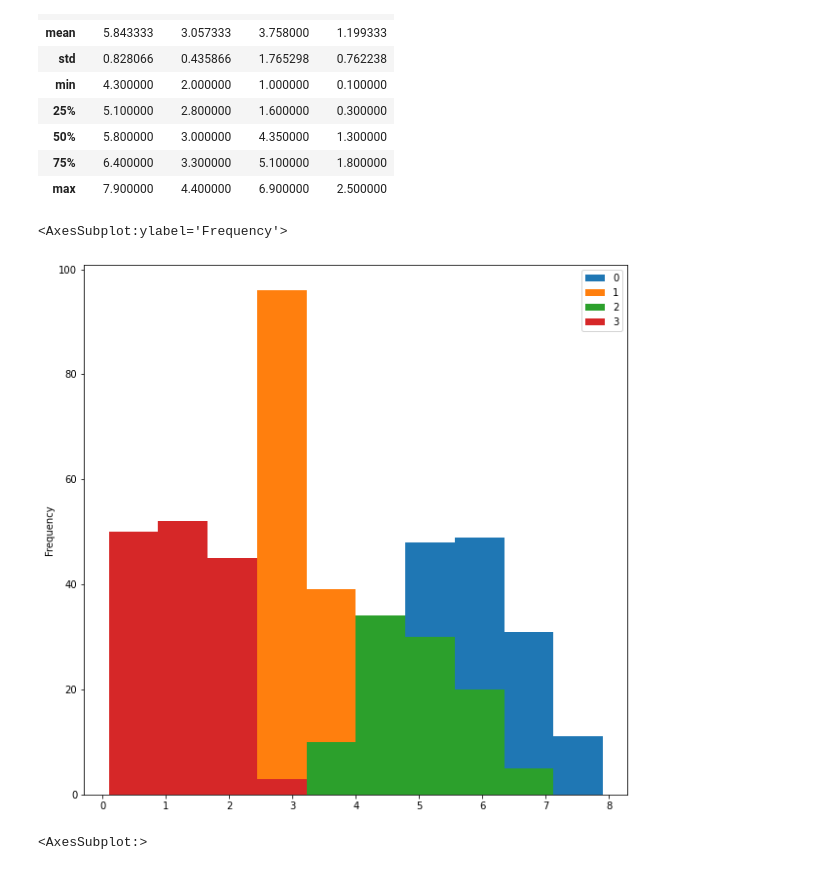
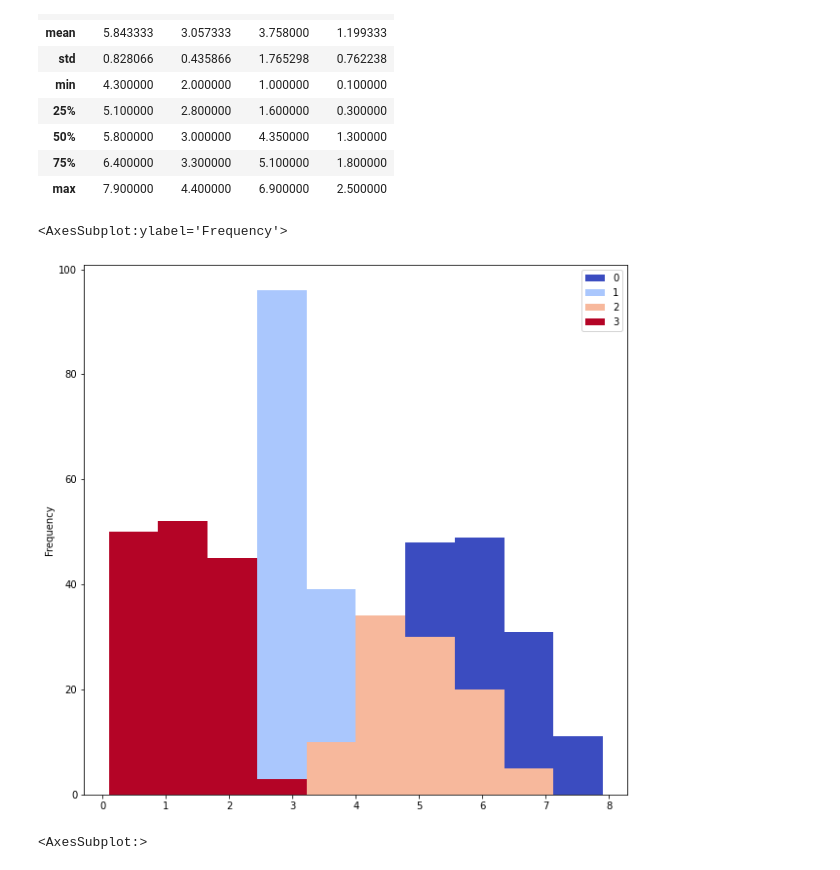
Before and after one commit to tobytoy/OpenResource, a Jupyter notebook: machine-learning(scikit-learn)/jupyter/其他工具(other-tools)/00-02 (Appendex) Visualization.ipynb, the cells around one changed output. Cells and saved outputs as stored; diff of their text form; code cells hidden in the pictures.

```diff
--- a/machine-learning(scikit-learn)/jupyter/其他工具(other-tools)/00-02 (Appendex) Visualization.ipynb
+++ b/machine-learning(scikit-learn)/jupyter/其他工具(other-tools)/00-02 (Appendex) Visualization.ipynb
@@ -112,10 +115,11 @@ The shape of X:  (150, 4)  The shape of y:  (150,)
 | max | 7.900000 | 4.400000 | 6.900000 | 2.500000 |
 # %%
 
-X_df.plot.hist()
+#X_df.plot.hist()
+X_df.plot.hist(cmap="coolwarm")
 # %% [output]
 <AxesSubplot:ylabel='Frequency'>
-[figure, old version]
+[figure, new version]
 # %%
 X_df[0].plot()
 # %% [output]
```
Also changed, not shown: parts of 2 cells of this notebook, 3 other files.
